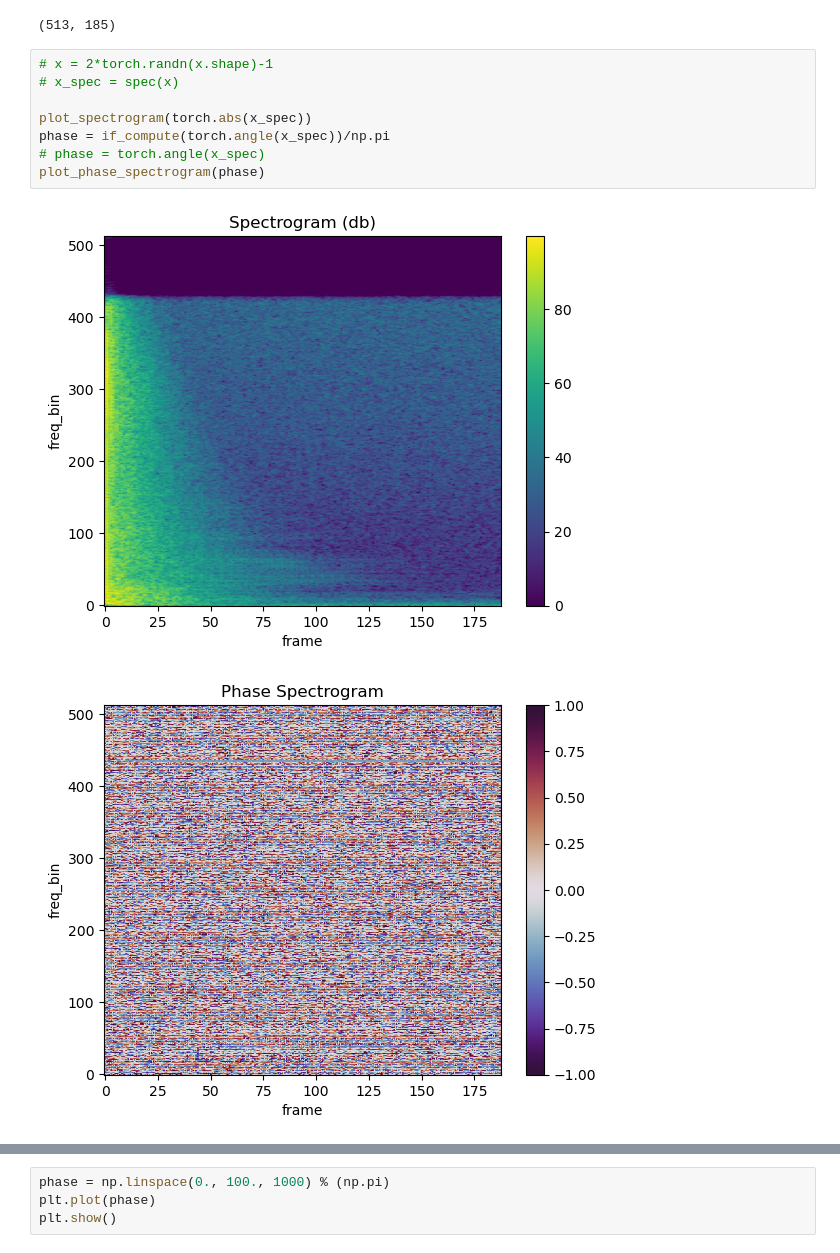
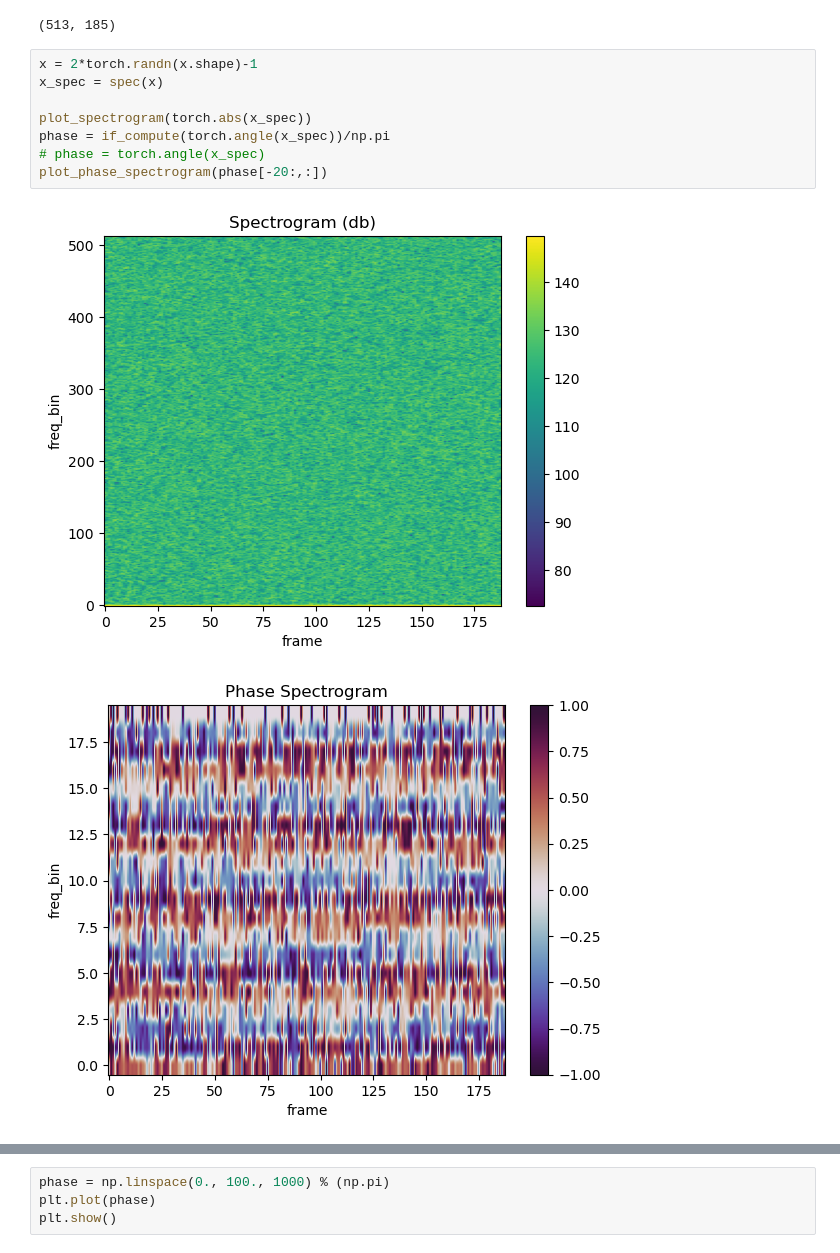
Before and after one commit to linjac/Thesis, a Jupyter notebook: 01_Conv1D/Untitled.ipynb, the cells around one changed output, grey strips where cells are left out. Drawn from its saved outputs; the diff is of its cells as text.

```diff
--- a/01_Conv1D/Untitled.ipynb
+++ b/01_Conv1D/Untitled.ipynb
@@ -92,13 +92,13 @@ print(phase[:,3:].shape)
 # %% [output]
 (513, 185)
 # %%
-# x = 2*torch.randn(x.shape)-1
-# x_spec = spec(x)
+x = 2*torch.randn(x.shape)-1
+x_spec = spec(x)
 
 plot_spectrogram(torch.abs(x_spec))
 phase = if_compute(torch.angle(x_spec))/np.pi
 # phase = torch.angle(x_spec)
-plot_phase_spectrogram(phase)
+plot_phase_spectrogram(phase[-20:,:])
 # %% [output]
-[figure, old version]
+[figure, new version]
-[figure, old version]
+[figure, new version]
```
Also changed, not shown: parts of 2 cells of this notebook, 5 other files.
